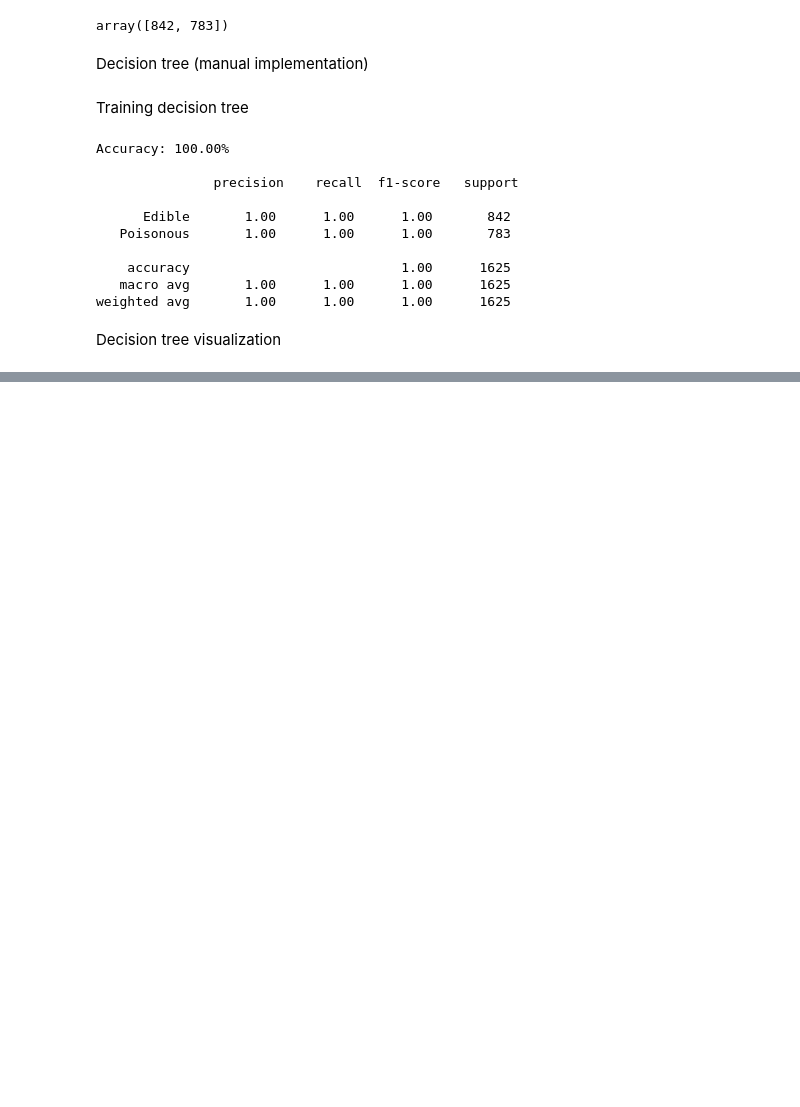
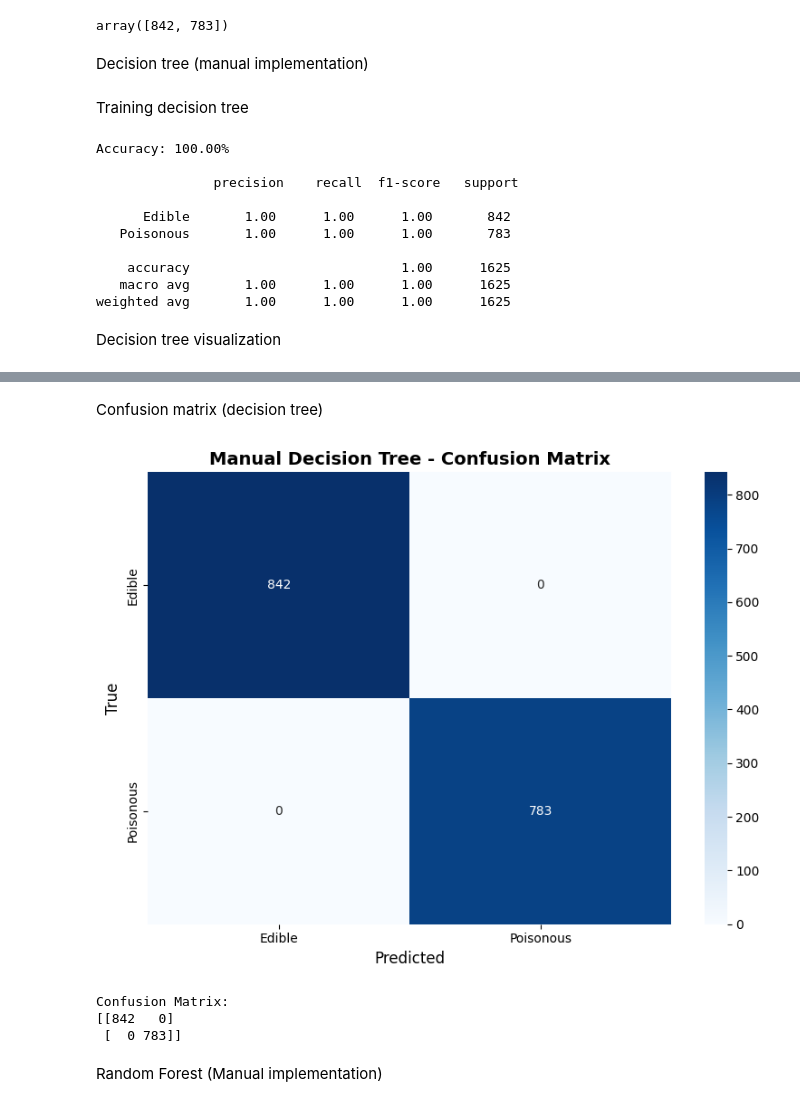
Before and after one commit to Atkiya/Atkiya_ML, a Jupyter notebook: Lab/Lab1.ipynb, the cells around one changed output, grey strips where cells are left out. Saved outputs shown, nothing was run; the diff lists cells and outputs as text; code cells hidden in the pictures; blank space fills up the shorter version.

```diff
--- a/Lab/Lab1.ipynb
+++ b/Lab/Lab1.ipynb
@@ -359,3 +359,25 @@ viz_tree(dt_manual.root, X_encoded.columns.tolist())
 # %% [output]
 ['digraph Tree {', '0 [label="gill-color\\n<=0.0"]', '1 [label="poisonous" color=Red]', '0->1', '2 [label="spore-print-color\\n<=1.0"]', '0->2', '3 [label="odor\\n<=2.0"]', '2->3', '4 [label="poisonou ...
 [drawing not drawn]
+# %% [markdown]
+Confusion matrix (decision tree)
+# %%
+cm_dt = confusion_matrix(y_test, y_pred_dt)
+
+plt.figure(figsize=(8, 6))
+sns.heatmap(cm_dt, annot=True, fmt='d', cmap='Blues',xticklabels=['Edible', 'Poisonous'], yticklabels=['Edible', 'Poisonous'])
+plt.xlabel('Predicted', fontsize=12)
+plt.ylabel('True', fontsize=12)
+plt.title('Manual Decision Tree - Confusion Matrix', fontsize=14, fontweight='bold')
+plt.tight_layout()
+plt.show()
+
+print("\nConfusion Matrix:")
+print(cm_dt)
+# %% [output]
+[figure, added]
+Confusion Matrix:
+[[842   0]
+ [  0 783]]
+# %% [markdown]
+Random Forest (Manual implementation)
```
Also changed, not shown: parts of 1 cell of this notebook.
